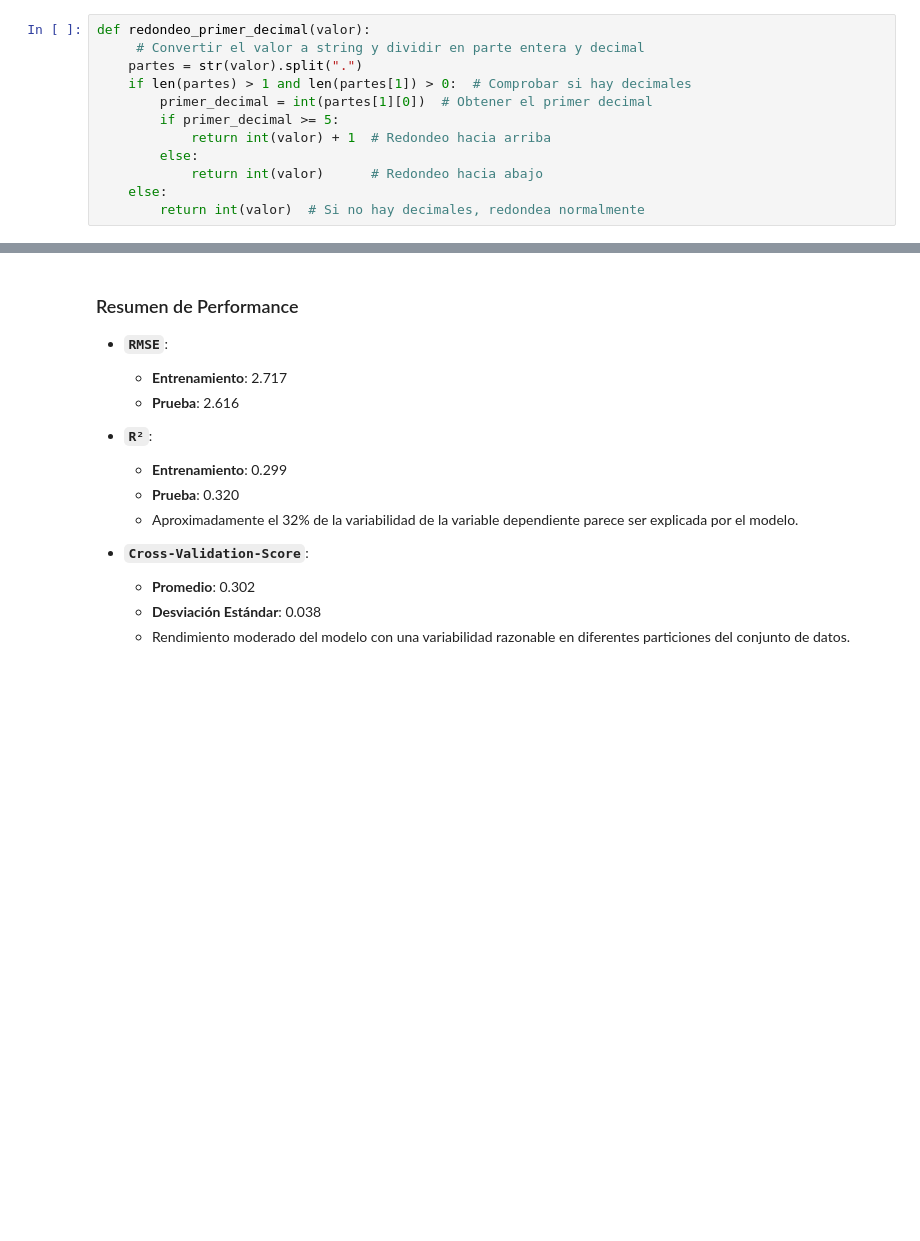
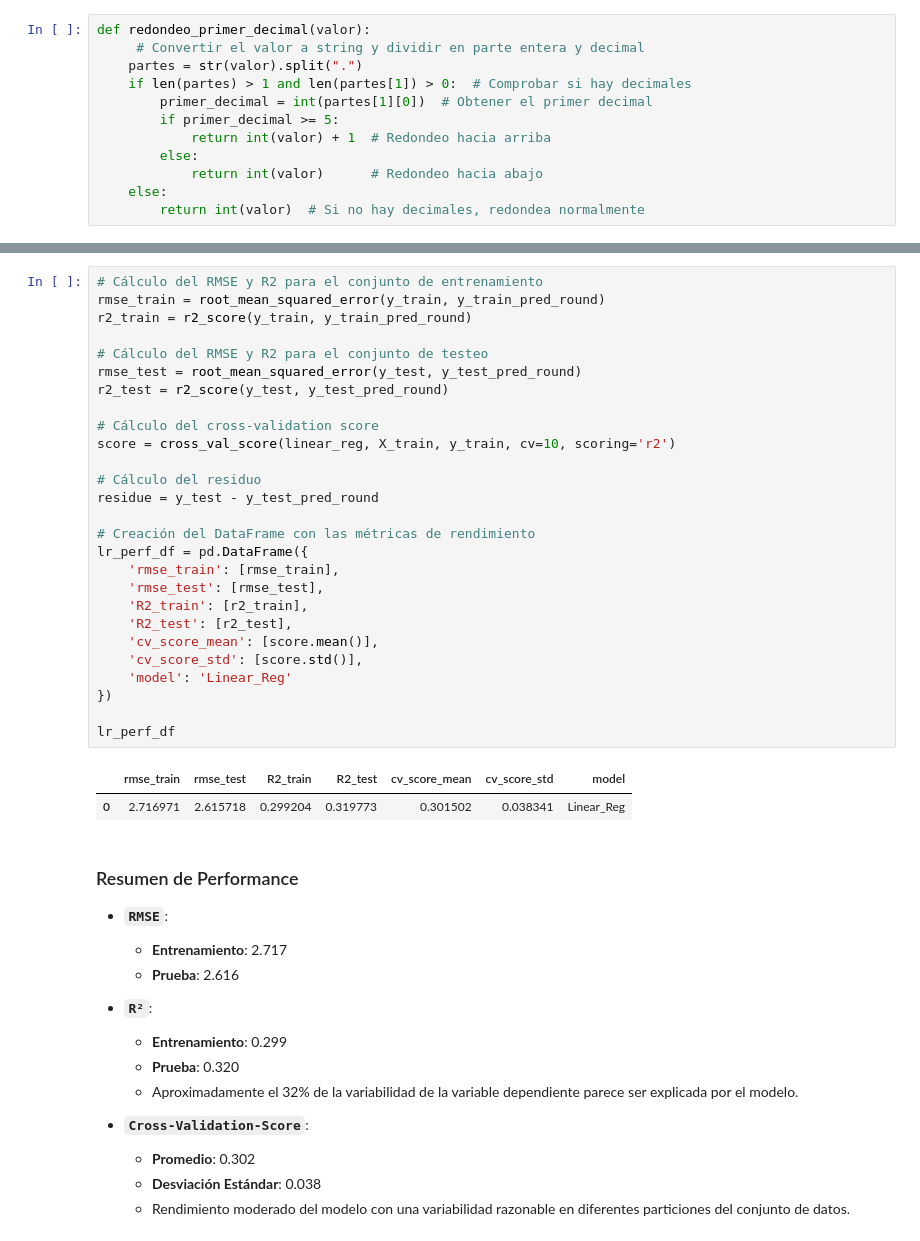
Before and after one commit to bautistaturri/EntregaIAA, a Jupyter notebook: Abulones_Entrega2_Grupo12.ipynb, the cells around one changed output, grey strips where cells are left out. Saved outputs shown, nothing was run; the diff lists cells and outputs as text; blank space fills up the shorter version.

```diff
--- a/Abulones_Entrega2_Grupo12.ipynb
+++ b/Abulones_Entrega2_Grupo12.ipynb
@@ -122,3 +152,33 @@ def redondeo_primer_decimal(valor):
+# %%
+# Cálculo del RMSE y R2 para el conjunto de entrenamiento
+rmse_train = root_mean_squared_error(y_train, y_train_pred_round)
+r2_train = r2_score(y_train, y_train_pred_round)
+
+# Cálculo del RMSE y R2 para el conjunto de testeo
+rmse_test = root_mean_squared_error(y_test, y_test_pred_round)
+r2_test = r2_score(y_test, y_test_pred_round)
+
+# Cálculo del cross-validation score
+score = cross_val_score(linear_reg, X_train, y_train, cv=10, scoring='r2')
+
+# Cálculo del residuo
+residue = y_test - y_test_pred_round
+
+# Creación del DataFrame con las métricas de rendimiento
+lr_perf_df = pd.DataFrame({
+    'rmse_train': [rmse_train],
+    'rmse_test': [rmse_test],
+    'R2_train': [r2_train],
+    'R2_test': [r2_test],
+    'cv_score_mean': [score.mean()],
+    'cv_score_std': [score.std()],
+    'model': 'Linear_Reg'
+})
+
+lr_perf_df
+# %% [output]
+|  | rmse_train | rmse_test | R2_train | R2_test | cv_score_mean | cv_score_std | model |
+| 0 | 2.716971 | 2.615718 | 0.299204 | 0.319773 | 0.301502 | 0.038341 | Linear_Reg |
 # %% [markdown]
 ### Resumen de Performance
 
```
Also changed, not shown: parts of 16 cells of this notebook.
